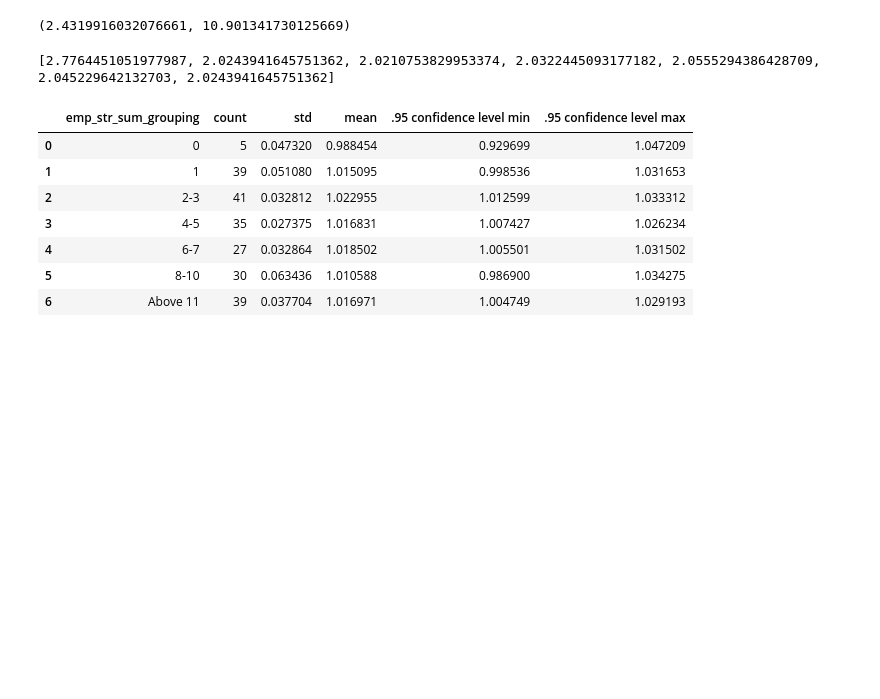
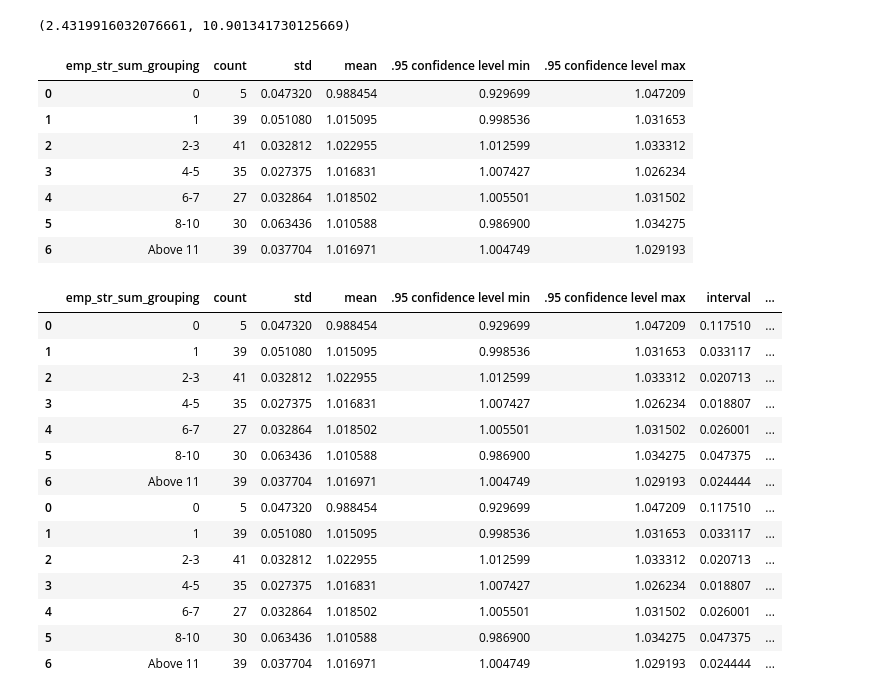
Before and after one commit to chelseatroy/fund_scale, a Jupyter notebook: data_explo/Exploring S&P Ethical Index Data.ipynb, the cells around one changed output. Cells and saved outputs as stored; diff of their text form; code cells hidden in the pictures; blank space fills up the shorter version.

```diff
--- a/data_explo/Exploring S&P Ethical Index Data.ipynb
+++ b/data_explo/Exploring S&P Ethical Index Data.ipynb
@@ -559,9 +559,11 @@ confidence_interval_for([1,2,4,3,2,4,6,7,3,2,3,5,7,43,2,3,5,7,45,2,2,2,3,5,6,2,4
 # %% [output]
 (2.4319916032076661, 10.901341730125669)
 # %%
-def confidence_interval_for_collection(labels=[], sample_size=[], standard_deviation=[], mean=[], confidence_level=0.95):
+labels=emp_str_sum_groupby['emp_str_sum_grouping']
+
+def confidence_interval_for_collection(sample_size=[], standard_deviation=[], mean=[], confidence=0.95):
     degrees_freedom = [count - 1 for count in sample_size]
-    outlier_tails = (1.0 - confidence_level) / 2.0
+    outlier_tails = (1.0 - confidence) / 2.0
     confidence_collection = [outlier_tails for _ in sample_size]
 #     Why the HELL are the T-distribution values given as negative numbers??
     t_distribution_number = [-1 * t.ppf(tails, df) for tails, df in zip(confidence_collection, degrees_freedom)]
@@ -575,7 +577,6 @@ def confidence_interval_for_collection(labels=[], sample_size=[], standard_devia
     return low_end, high_end
 
 low_end, high_end = confidence_interval_for_collection(
-    labels=emp_str_sum_groupby['emp_str_sum_grouping'],
     sample_size = emp_str_sum_groupby['avg_quarterly_roi']['count'],
     standard_deviation = emp_str_sum_groupby['avg_quarterly_roi']['std'],
     mean = emp_str_sum_groupby['avg_quarterly_roi']['mean']
@@ -586,7 +587,6 @@ confidence_interval_data['.95 confidence level min'] = low_end
 confidence_interval_data['.95 confidence level max'] = high_end
 confidence_interval_data
 # %% [output]
-[2.7764451051977987, 2.0243941645751362, 2.0210753829953374, 2.0322445093177182, 2.0555294386428709, 2.045229642132703, 2.0243941645751362]
 |  | emp_str_sum_grouping | count | std | mean | .95 confidence level min | .95 confidence level max |
 | 0 | 0 | 5 | 0.047320 | 0.988454 | 0.929699 | 1.047209 |
 | 1 | 1 | 39 | 0.051080 | 1.015095 | 0.998536 | 1.031653 |
@@ -595,3 +595,32 @@ confidence_interval_data
 | 4 | 6-7 | 27 | 0.032864 | 1.018502 | 1.005501 | 1.031502 |
 | 5 | 8-10 | 30 | 0.063436 | 1.010588 | 0.986900 | 1.034275 |
 | 6 | Above 11 | 39 | 0.037704 | 1.016971 | 1.004749 | 1.029193 |
+# %%
+confidence_interval_data['interval'] = confidence_interval_data['.95 confidence level max'] - confidence_interval_data['.95 confidence level min']
+confidence_interval_data['category'] = 'min'
+confidence_interval_data['value'] = confidence_interval_data['.95 confidence level min']
+confidence_interval_data
+
+copy = confidence_interval_data.copy(deep=True)
+copy['category'] = 'interval'
+copy['value'] = confidence_interval_data['interval']
+confidence_interval_data
+
+absurd_representation_for_holoview = pd.concat([confidence_interval_data, copy], axis=0)
+absurd_representation_for_holoview
+# %% [output]
+|  | emp_str_sum_grouping | count | std | mean | .95 confidence level min | .95 confidence level max | interval | ... |
+| 0 | 0 | 5 | 0.047320 | 0.988454 | 0.929699 | 1.047209 | 0.117510 | ... |
+| 1 | 1 | 39 | 0.051080 | 1.015095 | 0.998536 | 1.031653 | 0.033117 | ... |
+| 2 | 2-3 | 41 | 0.032812 | 1.022955 | 1.012599 | 1.033312 | 0.020713 | ... |
+| 3 | 4-5 | 35 | 0.027375 | 1.016831 | 1.007427 | 1.026234 | 0.018807 | ... |
+| 4 | 6-7 | 27 | 0.032864 | 1.018502 | 1.005501 | 1.031502 | 0.026001 | ... |
+| 5 | 8-10 | 30 | 0.063436 | 1.010588 | 0.986900 | 1.034275 | 0.047375 | ... |
+| 6 | Above 11 | 39 | 0.037704 | 1.016971 | 1.004749 | 1.029193 | 0.024444 | ... |
+| 0 | 0 | 5 | 0.047320 | 0.988454 | 0.929699 | 1.047209 | 0.117510 | ... |
+| 1 | 1 | 39 | 0.051080 | 1.015095 | 0.998536 | 1.031653 | 0.033117 | ... |
+| 2 | 2-3 | 41 | 0.032812 | 1.022955 | 1.012599 | 1.033312 | 0.020713 | ... |
+| 3 | 4-5 | 35 | 0.027375 | 1.016831 | 1.007427 | 1.026234 | 0.018807 | ... |
+| 4 | 6-7 | 27 | 0.032864 | 1.018502 | 1.005501 | 1.031502 | 0.026001 | ... |
+| 5 | 8-10 | 30 | 0.063436 | 1.010588 | 0.986900 | 1.034275 | 0.047375 | ... |
+| 6 | Above 11 | 39 | 0.037704 | 1.016971 | 1.004749 | 1.029193 | 0.024444 | ... |
```
Also changed, not shown: parts of 5 cells of this notebook.
